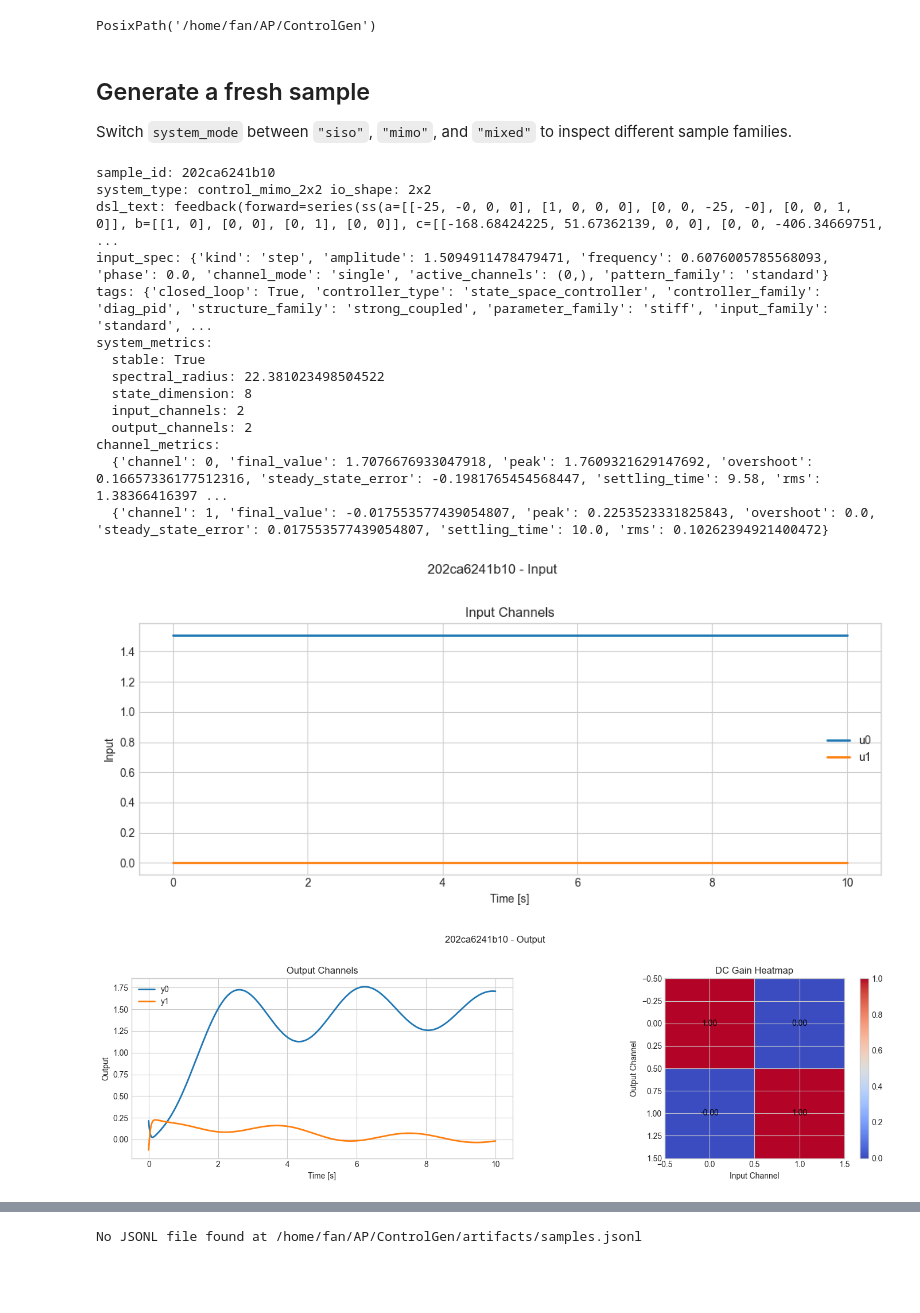
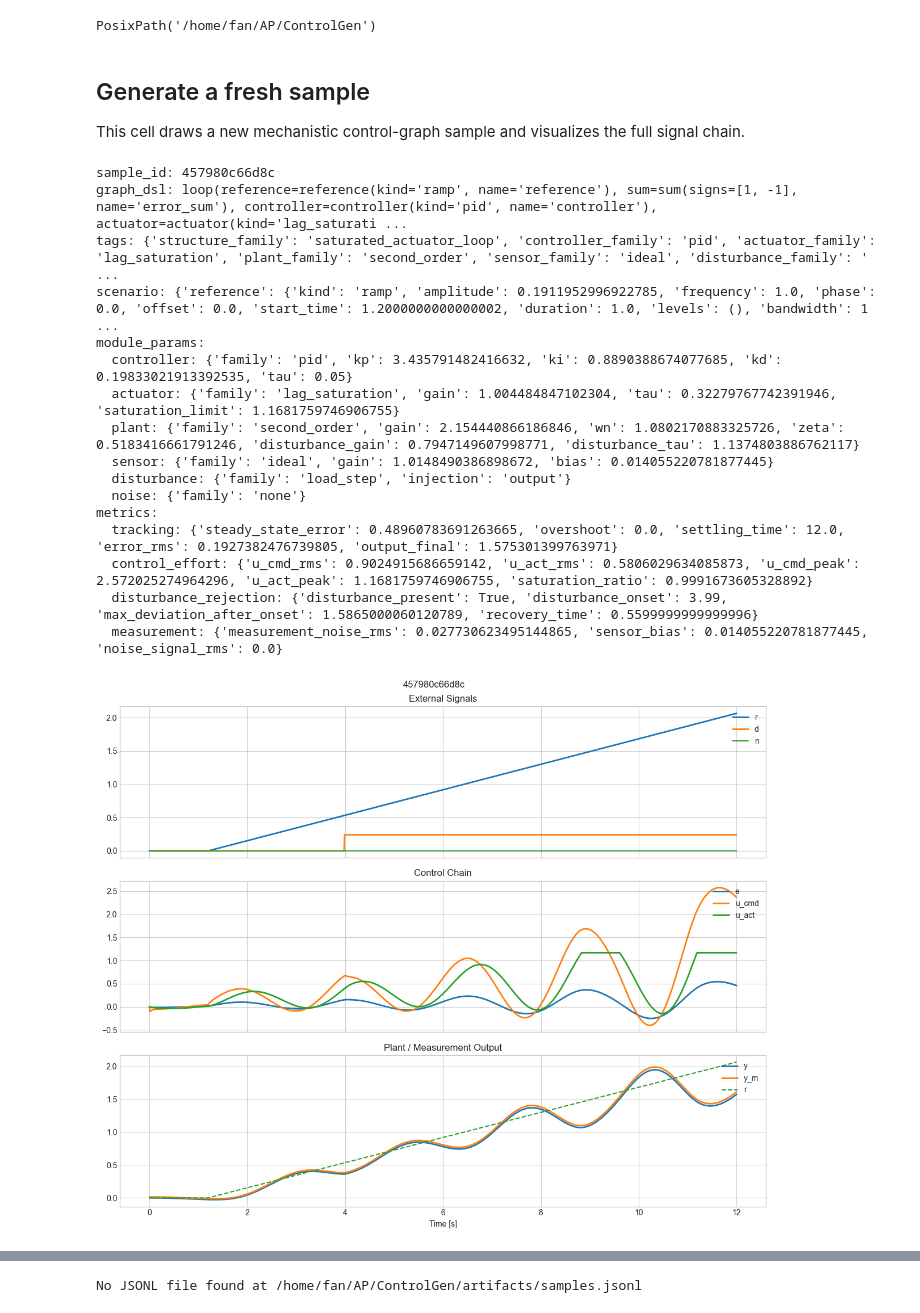
Before and after one commit to johnfan12/ControlGen, a Jupyter notebook: notebooks/visualize_controlgen.ipynb, the cells around one changed output, grey strips where cells are left out. Saved outputs shown, nothing was run; the diff lists cells and outputs as text; code cells hidden in the pictures; blank space fills up the shorter version.

```diff
--- a/notebooks/visualize_controlgen.ipynb
+++ b/notebooks/visualize_controlgen.ipynb
@@ -170,28 +86,29 @@ def plot_sample(sample: dict) -> None:
 # %% [markdown]
 ## Generate a fresh sample
 
-Switch `system_mode` between `"siso"`, `"mimo"`, and `"mixed"` to inspect different sample families.
+This cell draws a new mechanistic control-graph sample and visualizes the full signal chain.
 # %%
-generated = generate_sample(DatasetConfig(seed=222112, count=1, system_mode="mimo"), sample_index=0).to_dict()
+generated = generate_sample(DatasetConfig(seed=424232, count=1), sample_index=0).to_dict()
 summarize_sample(generated)
 plot_sample(generated)
 # %% [output]
-sample_id: 202ca6241b10
-system_type: control_mimo_2x2 io_shape: 2x2
-dsl_text: feedback(forward=series(ss(a=[[-25, -0, 0, 0], [1, 0, 0, 0], [0, 0, -25, -0], [0, 0, 1, 0]], b=[[1, 0], [0, 0], [0, 1], [0, 0]], c=[[-168.68424225, 51.67362139, 0, 0], [0, 0, -406.34669751,  ...
-input_spec: {'kind': 'step', 'amplitude': 1.5094911478479471, 'frequency': 0.6076005785568093, 'phase': 0.0, 'channel_mode': 'single', 'active_channels': (0,), 'pattern_family': 'standard'}
-tags: {'closed_loop': True, 'controller_type': 'state_space_controller', 'controller_family': 'diag_pid', 'structure_family': 'strong_coupled', 'parameter_family': 'stiff', 'input_family': 'standard', ...
-system_metrics:
-  stable: True
-  spectral_radius: 22.381023498504522
-  state_dimension: 8
-  input_channels: 2
-  output_channels: 2
-channel_metrics:
-  {'channel': 0, 'final_value': 1.7076676933047918, 'peak': 1.7609321629147692, 'overshoot': 0.16657336177512316, 'steady_state_error': -0.1981765454568447, 'settling_time': 9.58, 'rms': 1.38366416397 ...
-  {'channel': 1, 'final_value': -0.017553577439054807, 'peak': 0.2253523331825843, 'overshoot': 0.0, 'steady_state_error': 0.017553577439054807, 'settling_time': 10.0, 'rms': 0.10262394921400472}
+sample_id: 457980c66d8c
+graph_dsl: loop(reference=reference(kind='ramp', name='reference'), sum=sum(signs=[1, -1], name='error_sum'), controller=controller(kind='pid', name='controller'), actuator=actuator(kind='lag_saturati ...
+tags: {'structure_family': 'saturated_actuator_loop', 'controller_family': 'pid', 'actuator_family': 'lag_saturation', 'plant_family': 'second_order', 'sensor_family': 'ideal', 'disturbance_family': ' ...
+scenario: {'reference': {'kind': 'ramp', 'amplitude': 0.1911952996922785, 'frequency': 1.0, 'phase': 0.0, 'offset': 0.0, 'start_time': 1.2000000000000002, 'duration': 1.0, 'levels': (), 'bandwidth': 1 ...
+module_params:
+  controller: {'family': 'pid', 'kp': 3.435791482416632, 'ki': 0.8890388674077685, 'kd': 0.19833021913392535, 'tau': 0.05}
+  actuator: {'family': 'lag_saturation', 'gain': 1.004484847102304, 'tau': 0.32279767742391946, 'saturation_limit': 1.1681759746906755}
+  plant: {'family': 'second_order', 'gain': 2.154440866186846, 'wn': 1.0802170883325726, 'zeta': 0.5183416661791246, 'disturbance_gain': 0.7947149607998771, 'disturbance_tau': 1.1374803886762117}
+  sensor: {'family': 'ideal', 'gain': 1.0148490386898672, 'bias': 0.014055220781877445}
+  disturbance: {'family': 'load_step', 'injection': 'output'}
+  noise: {'family': 'none'}
+metrics:
+  tracking: {'steady_state_error': 0.48960783691263665, 'overshoot': 0.0, 'settling_time': 12.0, 'error_rms': 0.1927382476739805, 'output_final': 1.575301399763971}
+  control_effort: {'u_cmd_rms': 0.9024915686659142, 'u_act_rms': 0.5806029634085873, 'u_cmd_peak': 2.572025274964296, 'u_act_peak': 1.1681759746906755, 'saturation_ratio': 0.9991673605328892}
+  disturbance_rejection: {'disturbance_present': True, 'disturbance_onset': 3.99, 'max_deviation_after_onset': 1.5865000060120789, 'recovery_time': 0.5599999999999996}
+  measurement: {'measurement_noise_rms': 0.027730623495144865, 'sensor_bias': 0.014055220781877445, 'noise_signal_rms': 0.0}
-[figure, old version]
+[figure, new version]
-[figure, removed]
 # %% [markdown]
 ## Load a sample from exported JSONL
 
```
Also changed, not shown: parts of 3 cells of this notebook, 11 other files.
